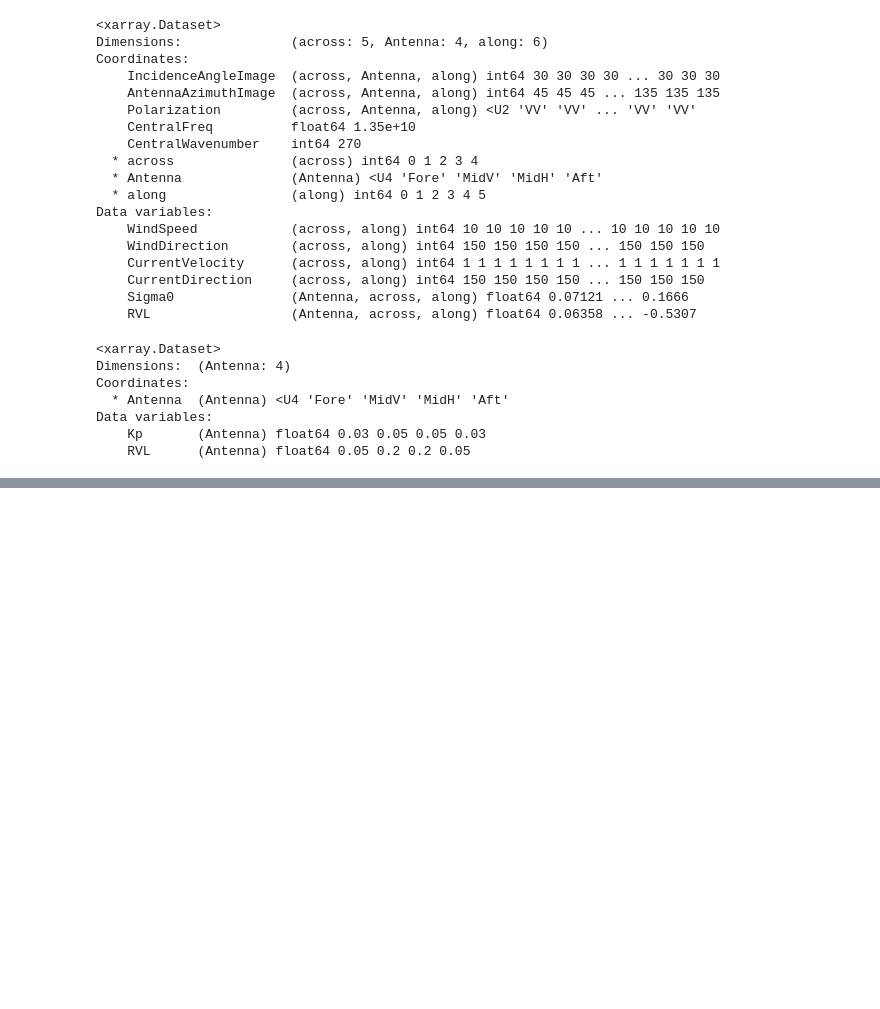
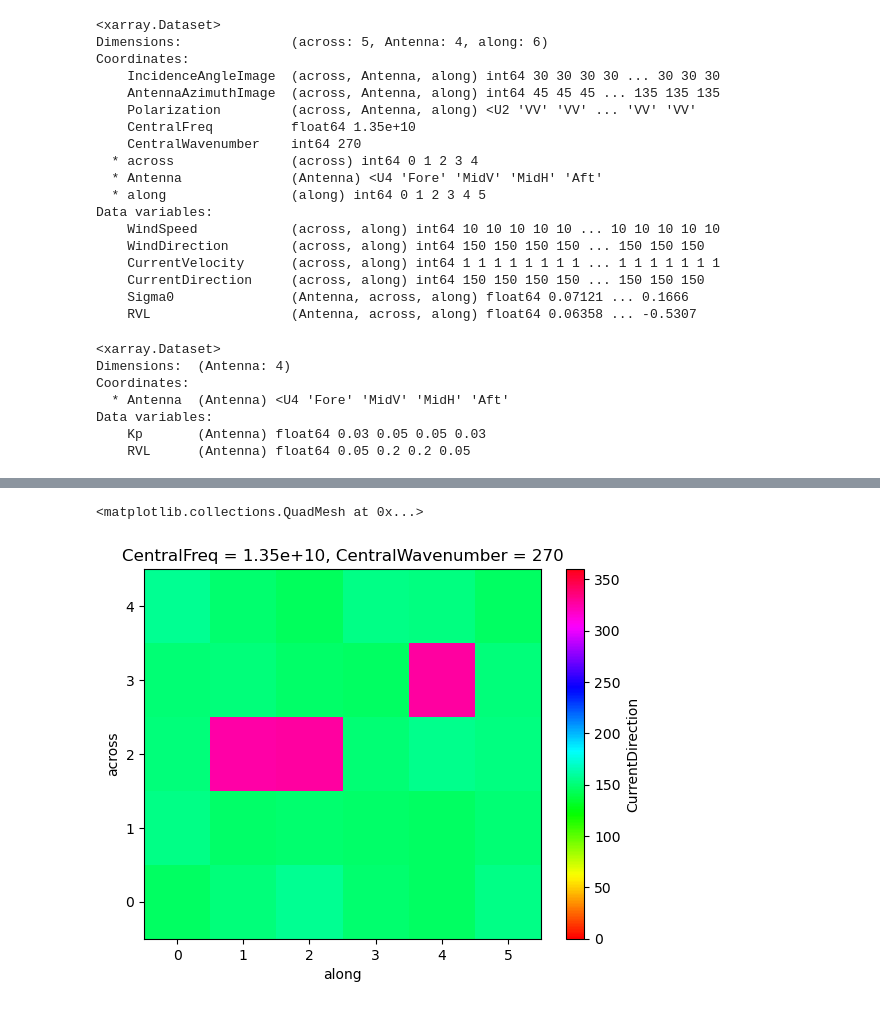
Before and after one commit to ACHMartin/seastar_project, a Jupyter notebook: SciReC_Feb_2023_perf.ipynb, the cells around one changed output, grey strips where cells are left out. Saved outputs shown, nothing was run; the diff lists cells and outputs as text; code cells hidden in the pictures; blank space fills up the shorter version.

```diff
--- a/SciReC_Feb_2023_perf.ipynb
+++ b/SciReC_Feb_2023_perf.ipynb
@@ -276,0 +290,5 @@ level2
+# %%
+level2.CurrentDirection.plot(cmap='hsv', vmin=0, vmax=360)
+# %% [output]
+<matplotlib.collections.QuadMesh at 0x...>
+[figure, added]
```
Also changed, not shown: parts of 82 cells of this notebook, 4 other files.
